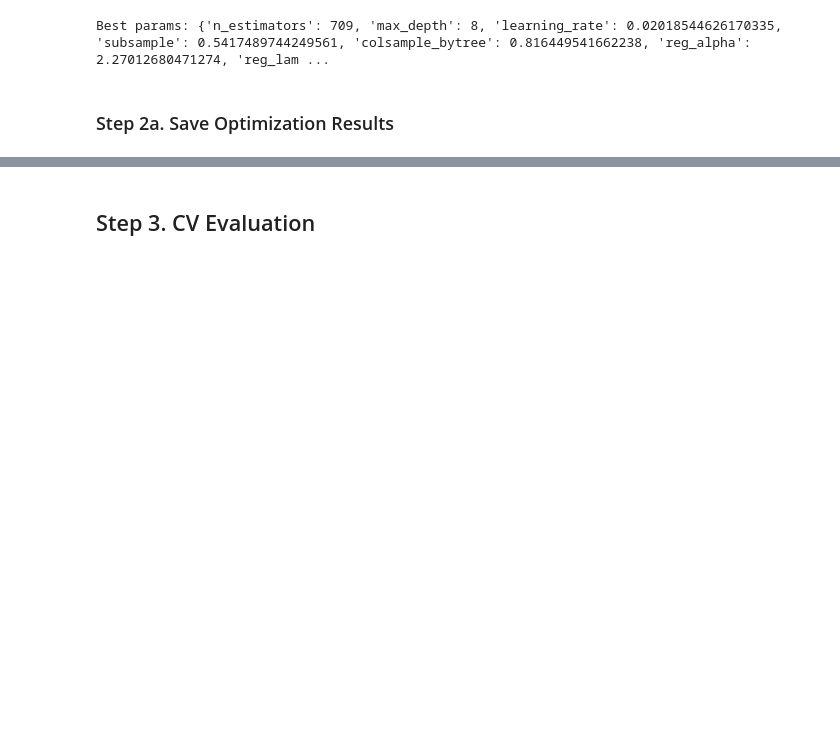
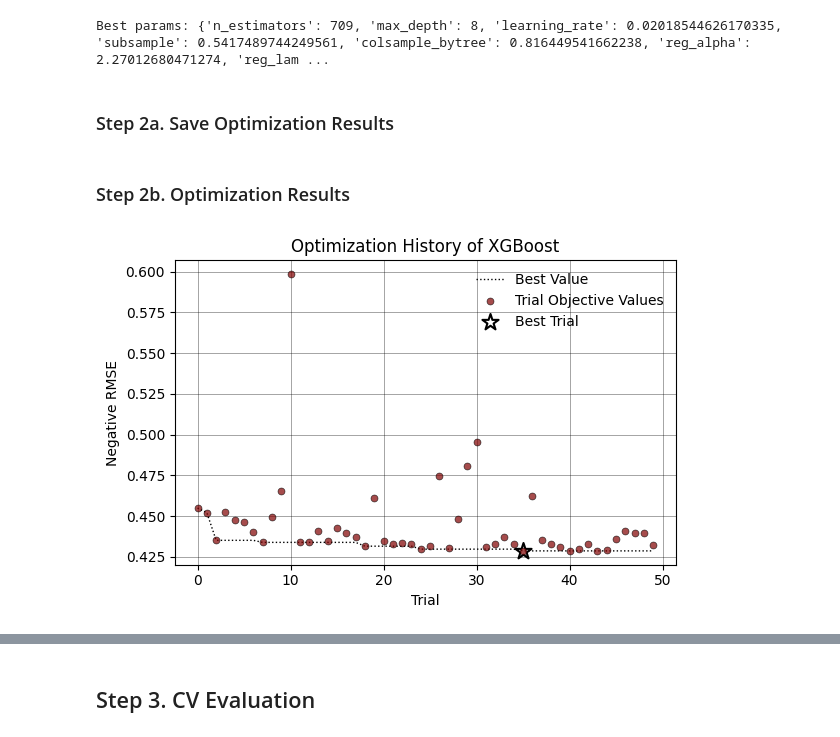
Before and after one commit to ReillyOareVT/HydroLearners_Proj, a Jupyter notebook: mean_regression/Mean_Regression_Training_v2.ipynb, the cells around one changed output, grey strips where cells are left out. Saved outputs shown, nothing was run; the diff lists cells and outputs as text; code cells hidden in the pictures; blank space fills up the shorter version.

Commit message:
Created Optuna visualizations

```diff
--- a/mean_regression/Mean_Regression_Training_v2.ipynb
+++ b/mean_regression/Mean_Regression_Training_v2.ipynb
@@ -234,3 +234,61 @@ with open(params_path, 'w') as f:
 trials_df = xgb_study.trials_dataframe()
 trials_path = os.path.join(BASE_DIR, 'mean_regression', 'optuna_trial_results.csv')
 trials_df.to_csv(trials_path, index=False)
+# %% [markdown]
+### Step 2b. Optimization Results
+# %%
+best_trial = xgb_study.best_trial
+best_params = best_trial.params  # Best hyperparameter combination
+best_value = best_trial.value  # Best RMSE value
+best_trial_number = best_trial.number
+
+# Find position in the dataset
+best_x = trial_numbers[trial_numbers == best_trial_number].values[0]
+best_y = best_value
+
+# Extract trial numbers and objective values
+trials = xgb_study.trials_dataframe()
+trials = trials[trials.state == "COMPLETE"]  # Only use completed trials
+trial_numbers = trials.number
+objective_values = trials.value
+
+# Find best objective value over time
+best_values = np.minimum.accumulate(objective_values)
+# %%
+# Create the figure
+fig, ax = plt.subplots(figsize=(6, 4))
+
+# Best value dotted line
+ax.plot(trial_numbers, best_values, linestyle="dotted", color="black", linewidth=1, label="Best Value", zorder=2)
+
+# Scatter plot for trials
+sc = ax.scatter(
+    trial_numbers, objective_values,
+    color='maroon', edgecolors='black', facecolors='maroon', s=25,
+    linewidths=0.5, alpha=0.7, label="Trial Objective Values",
+    zorder=3
+)
+# Highlight the best trial
+ax.scatter(best_x, best_y, color="white", edgecolors="black", s=150, marker="*", linewidths=1.5, label="Best Trial")
+
+# Customizing aesthetics
+ax.set_facecolor("white")
+ax.grid(True, linestyle="-", linewidth=0.5, color="k", alpha=0.5, zorder=1)
+
+# Labels and title
+ax.set_xlabel("Trial")
+ax.set_ylabel("Negative RMSE")
+ax.set_title("Optimization History of XGBoost")
+
+# Show legend
+ax.legend(frameon=False, loc="best")
+plt.tight_layout()
+
+# Save fig
+opt_hist_path = os.path.join(BASE_DIR, 'mean_regression', 'figures', 'optimization_history.png')
+plt.savefig(opt_hist_path, dpi = 400)
+
+# Display plot
+plt.show()
+# %% [output]
+[figure, added]
```
Also changed, not shown: parts of 12 cells of this notebook.
